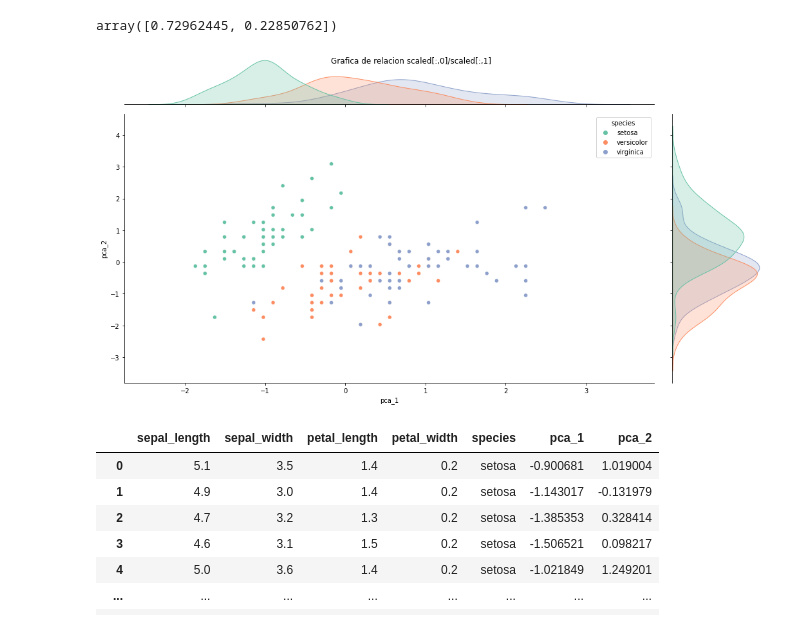
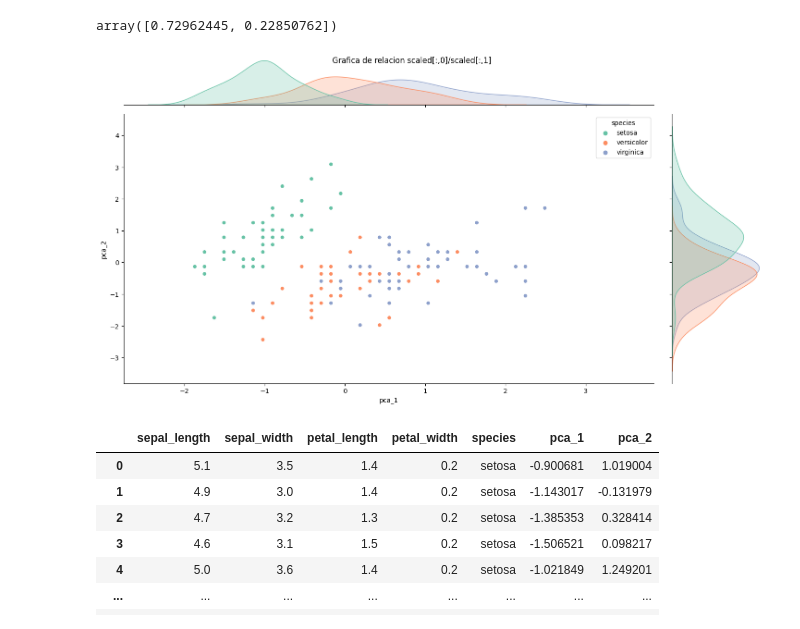
Before and after one commit to AAZG/Estadistica-descriptiva, a Jupyter notebook: [clase-22]PCA.ipynb, the cells around one changed output. Cells and saved outputs as stored; diff of their text form; code cells hidden in the pictures.

Commit message:
add opacity and alpha

```diff
--- a/[clase-22]PCA.ipynb
+++ b/[clase-22]PCA.ipynb
@@ -149,21 +153,22 @@ reduced_scaled = pca.transform(scaled)
 # %%
 iris['pca_1'] = scaled[:,0]
 iris['pca_2'] = scaled[:,1]
 
 g = sns.jointplot(x=iris['pca_1'],
                   y=iris['pca_2'],
                   hue=iris['species'],
                   palette='Set2',
-                  kind='scatter')
+                  kind='scatter',
+                  alpha = 0.8)
 
 g.fig.set_size_inches(16,8)
 
 
 g.fig.suptitle('Grafica de relacion scaled[:,0]/scaled[:,1]')
 
 plt.show()
 # %% [output]
-[figure, old version]
+[figure, new version]
 # %%
 iris
 # %% [output]
```
Also changed, not shown: parts of 7 cells of this notebook, 5 other files.
